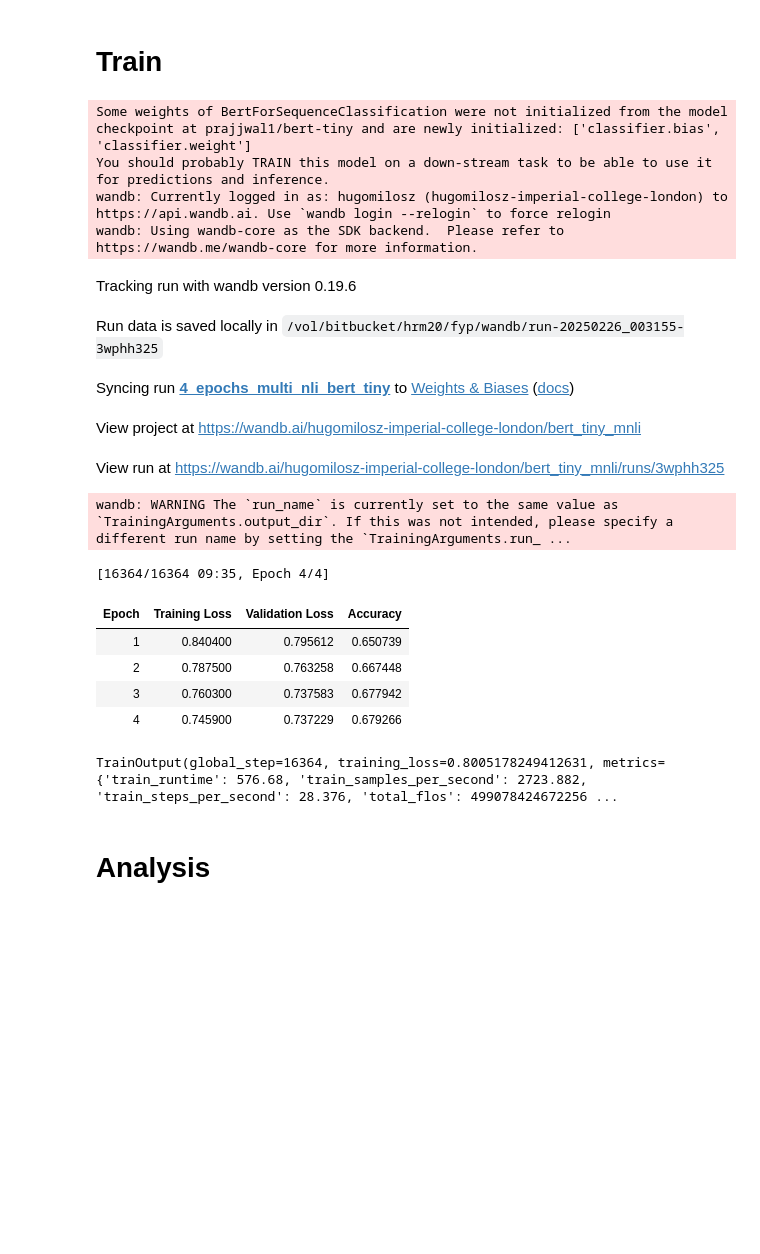
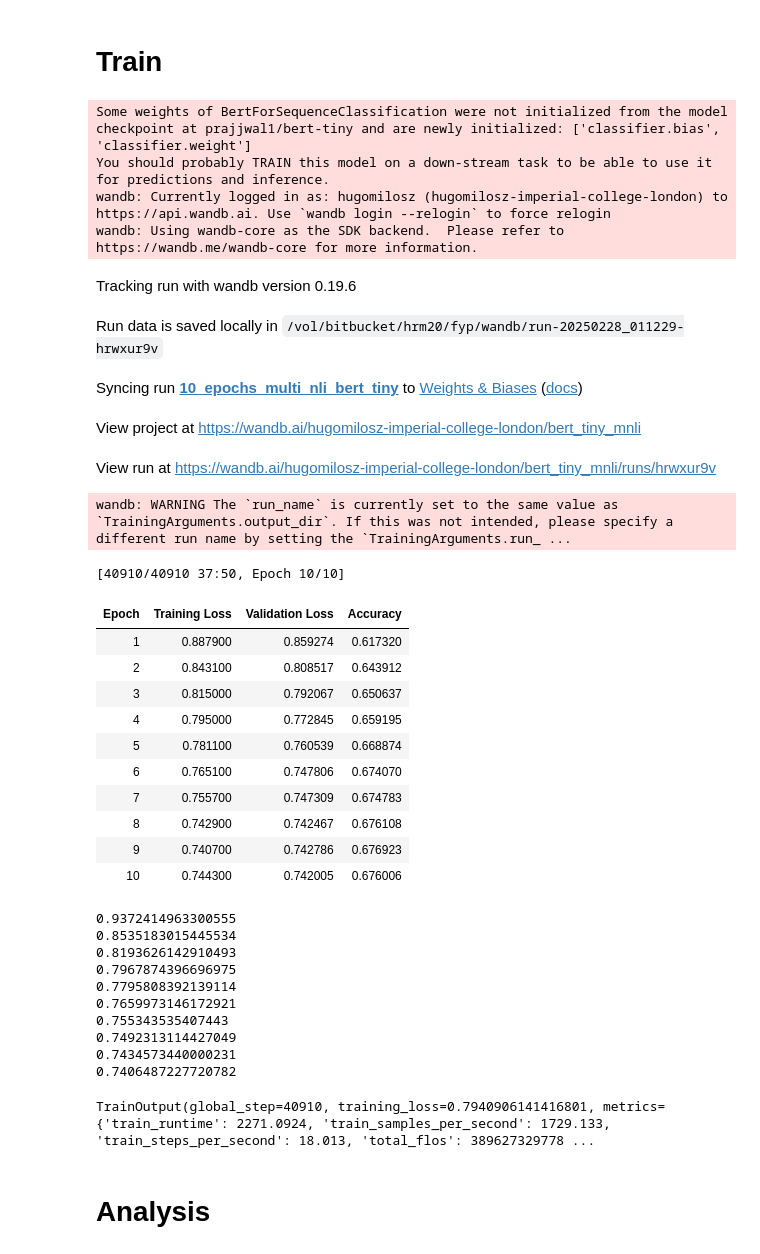
Before and after one commit to hugomilosz/hardness-metric-evaluation, a Jupyter notebook: run_bert_tiny_mnli.ipynb, the cells around one changed output. Drawn from its saved outputs; the diff is of its cells as text; code cells hidden in the pictures; blank space fills up the shorter version.

```diff
--- a/run_bert_tiny_mnli.ipynb
+++ b/run_bert_tiny_mnli.ipynb
@@ -63,58 +61,76 @@ def compute_metrics(eval_pred):
 # Training arguments
 training_args = TrainingArguments(
     output_dir="bert-tiny-mnli",
-    # learning_rate=2e-5,
+    learning_rate=2e-5,
     per_device_train_batch_size=96,
     per_device_eval_batch_size=16,
-    num_train_epochs=3,
-    # weight_decay=0.01,
+    num_train_epochs=10,
+    weight_decay=0.01,
     evaluation_strategy="epoch",
     save_strategy="epoch",
     load_best_model_at_end=True,
     push_to_hub=False,
     logging_steps=500,
     logging_first_step=True,
+    fp16=True
 )
 
 
 wandb.init(
     project="bert_tiny_mnli",
     name=f"{training_args.num_train_epochs}_epochs_{dataset_name}_bert_tiny",
     config=training_args.to_dict(),
 )
 
 # Initialise trainer and train
 trainer = CustomTrainer(
     model=model,
     args=training_args,
     train_dataset=train_dataset,
     eval_dataset=eval_dataset,
     tokenizer=tokenizer,
     data_collator=DataCollatorWithPadding(tokenizer=tokenizer),
     compute_metrics=compute_metrics,
     methods=["aum", "datamaps", "forgetting", "loss"],
-    num_classes=num_labels
+    num_classes=num_labels,
+    device=device
 )
 
 trainer.train()
 # %% [output]
 Some weights of BertForSequenceClassification were not initialized from the model checkpoint at prajjwal1/bert-tiny and are newly initialized: ['classifier.bias', 'classifier.weight']
 You should probably TRAIN this model on a down-stream task to be able to use it for predictions and inference.
 wandb: Currently logged in as: hugomilosz (hugomilosz-imperial-college-london) to https://api.wandb.ai. Use `wandb login --relogin` to force relogin
 wandb: Using wandb-core as the SDK backend.  Please refer to https://wandb.me/wandb-core for more information.
 Tracking run with wandb version 0.19.6
-Run data is saved locally in /vol/bitbucket/hrm20/fyp/wandb/run-20250226_003155-3wphh325
+Run data is saved locally in /vol/bitbucket/hrm20/fyp/wandb/run-20250228_011229-hrwxur9v
-Syncing run 4_epochs_multi_nli_bert_tiny to Weights & Biases (docs)
+Syncing run 10_epochs_multi_nli_bert_tiny to Weights & Biases (docs)
 View project at https://wandb.ai/hugomilosz-imperial-college-london/bert_tiny_mnli
-View run at https://wandb.ai/hugomilosz-imperial-college-london/bert_tiny_mnli/runs/3wphh325
+View run at https://wandb.ai/hugomilosz-imperial-college-london/bert_tiny_mnli/runs/hrwxur9v
 wandb: WARNING The `run_name` is currently set to the same value as `TrainingArguments.output_dir`. If this was not intended, please specify a different run name by setting the `TrainingArguments.run_ ...
-[16364/16364 09:35, Epoch 4/4]
+[40910/40910 37:50, Epoch 10/10]
 | Epoch | Training Loss | Validation Loss | Accuracy |
-| 1 | 0.840400 | 0.795612 | 0.650739 |
-| 2 | 0.787500 | 0.763258 | 0.667448 |
-| 3 | 0.760300 | 0.737583 | 0.677942 |
-| 4 | 0.745900 | 0.737229 | 0.679266 |
+| 1 | 0.887900 | 0.859274 | 0.617320 |
+| 2 | 0.843100 | 0.808517 | 0.643912 |
+| 3 | 0.815000 | 0.792067 | 0.650637 |
+| 4 | 0.795000 | 0.772845 | 0.659195 |
+| 5 | 0.781100 | 0.760539 | 0.668874 |
+| 6 | 0.765100 | 0.747806 | 0.674070 |
+| 7 | 0.755700 | 0.747309 | 0.674783 |
+| 8 | 0.742900 | 0.742467 | 0.676108 |
+| 9 | 0.740700 | 0.742786 | 0.676923 |
+| 10 | 0.744300 | 0.742005 | 0.676006 |
-TrainOutput(global_step=16364, training_loss=0.8005178249412631, metrics={'train_runtime': 576.68, 'train_samples_per_second': 2723.882, 'train_steps_per_second': 28.376, 'total_flos': 499078424672256 ...
+0.9372414963300555
+0.8535183015445534
+0.8193626142910493
+0.7967874396696975
+0.7795808392139114
+0.7659973146172921
+0.755343535407443
+0.7492313114427049
+0.7434573440000231
+0.7406487227720782
+TrainOutput(global_step=40910, training_loss=0.7940906141416801, metrics={'train_runtime': 2271.0924, 'train_samples_per_second': 1729.133, 'train_steps_per_second': 18.013, 'total_flos': 389627329778 ...
 # %% [markdown]
 # Analysis
 # %%
```
Also changed, not shown: parts of 23 cells of this notebook, 4 other files.
